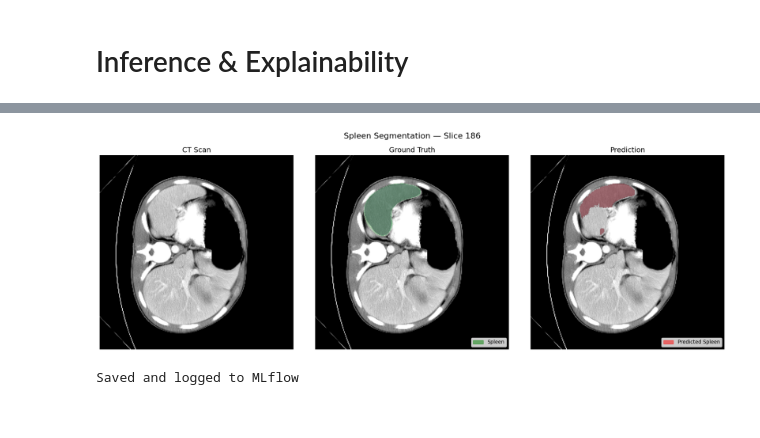
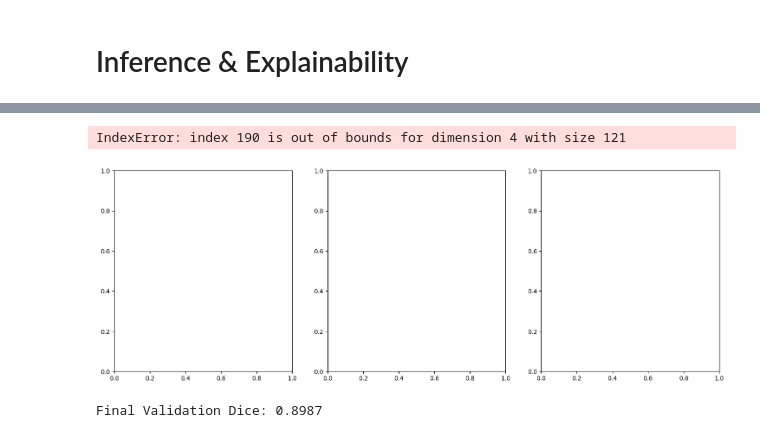
Before and after one commit to Taj32/ct-segmentation-monai, a Jupyter notebook: data_pipeline.ipynb, the cells around one changed output, grey strips where cells are left out. Drawn from its saved outputs; the diff is of its cells as text; code cells hidden in the pictures.

```diff
--- a/data_pipeline.ipynb
+++ b/data_pipeline.ipynb
@@ -374,10 +374,10 @@ for i in range(len(train_ds)):
     if(i == 5):
         break
 
-train_loader = DataLoader(train_ds, batch_size=2, shuffle=True, num_workers=4)
+train_loader = DataLoader(train_ds, batch_size=2, shuffle=True, num_workers=0)
 
 val_ds = Dataset(data=val_files, transform=val_transforms)
-val_loader = DataLoader(val_ds, batch_size=1, num_workers=4)
+val_loader = DataLoader(val_ds, batch_size=1, num_workers=0)
 # %% [output]
 Checking training dataset...
 Total samples in dataset: 32
@@ -413,6 +413,12 @@ model = UNet(
     norm=Norm.BATCH, # use batch normalization for better stability
 ).to(device)
 
+# load best model if available
+if os.path.exists("checkpoints/best_model.pth"):
+    print("Loading best model from checkpoint...")
+    model.load_state_dict(torch.load("checkpoints/best_model.pth"))
+    model.eval()
+
 loss_function = DiceLoss(to_onehot_y=True, softmax=True)
-optimizer = torch.optim.Adam(model.parameters(), 1e-4)
+optimizer = torch.optim.Adam(model.parameters(), 1e-5)
 dice_metric = DiceMetric(include_background=False, reduction="mean")
@@ -539,7 +607,7 @@ Path exists: True
 # Inference & Explainability
 # %%
 # Load the best saved checkpoint
-model.load_state_dict(torch.load("checkpoints/best_model.pth"))
+model.load_state_dict(torch.load("checkpoints/best_model_5_20.pth"))
 model.eval()
 # %% [output]
 UNet(
@@ -569,7 +637,7 @@ val_label = val_data["label"]
 start = time.time()
 with torch.no_grad():
     val_output = sliding_window_inference(
-        val_input.to(device), (96, 96, 96), 4, model, #overlap=0.5
+        val_input.to(device), (96, 96, 96), 4, model, overlap=0.7, mode="gaussian"
     )
 print(f"Inference time: {time.time() - start:.2f}s")
 # %% [output]
@@ -642,10 +700,9 @@ plt.show()
 # %%
 # color coded visualization
-
 fig, axes = plt.subplots(1, 3, figsize=(18, 6))
 
 # pick your slice
-slice_idx = 186
+slice_idx = 190
 
 slice_ct = val_input[0, 0, :, :, slice_idx].cpu().numpy()
 slice_label = val_label[0, 0, :, :, slice_idx].cpu().numpy()
@@ -656,32 +713,57 @@ axes[0].imshow(slice_ct, cmap="gray")
 axes[0].set_title("CT Scan", fontsize=14)
 axes[0].axis("off")
 
 # Panel 2: ground truth overlay
 axes[1].imshow(slice_ct, cmap="gray")
 axes[1].imshow(np.ma.masked_where(slice_label == 0, slice_label),
                cmap="Greens", alpha=0.5, vmin=0, vmax=1)
 axes[1].set_title("Ground Truth", fontsize=14)
 axes[1].axis("off")
 green_patch = mpatches.Patch(color="green", alpha=0.5, label="Spleen")
 axes[1].legend(handles=[green_patch], loc="lower right")
 
 # Panel 3: prediction overlay
 axes[2].imshow(slice_ct, cmap="gray")
 axes[2].imshow(np.ma.masked_where(slice_pred == 0, slice_pred),
                cmap="Reds", alpha=0.5, vmin=0, vmax=1)
 axes[2].set_title("Prediction", fontsize=14)
 axes[2].axis("off")
 red_patch = mpatches.Patch(color="red", alpha=0.5, label="Predicted Spleen")
 axes[2].legend(handles=[red_patch], loc="lower right")
 
 plt.suptitle(f"Spleen Segmentation — Slice {slice_idx}", fontsize=16, y=1.02)
 plt.tight_layout()
 
 # save and log to MLflow
 plt.savefig("prediction_overlay.png", dpi=150, bbox_inches="tight")
 mlflow.log_artifact("prediction_overlay.png")
 plt.show()
 print("Saved and logged to MLflow")
 # %% [output]
+IndexError: index 190 is out of bounds for dimension 4 with size 121
-[figure, old version]
+[figure, new version]
-Saved and logged to MLflow
+# %%
+#final evaluation on validation set using best model
+model.eval()
+dice_scores = []
+
+with torch.no_grad():
+    for val_data in val_loader:
+        val_input = val_data["image"].to(device)
+        val_label = val_data["label"].to(device)
+
+        val_output = sliding_window_inference(
+            val_input, (96, 96, 96), 4, model, overlap=0.5
+        )
+
+        val_output_post = [post_pred(i) for i in decollate_batch(val_output)]
+        val_label_post = [post_label(i) for i in decollate_batch(val_label)]
+
+        dice_metric(y_pred=val_output_post, y=val_label_post)
+
+final_dice = dice_metric.aggregate().item()
+dice_metric.reset()
+print(f"Final Validation Dice: {final_dice:.4f}")
+mlflow.log_metric("final_val_dice", final_dice)
+# %% [output]
+Final Validation Dice: 0.8987
```
Also changed, not shown: parts of 8 cells of this notebook, 1 other file.
